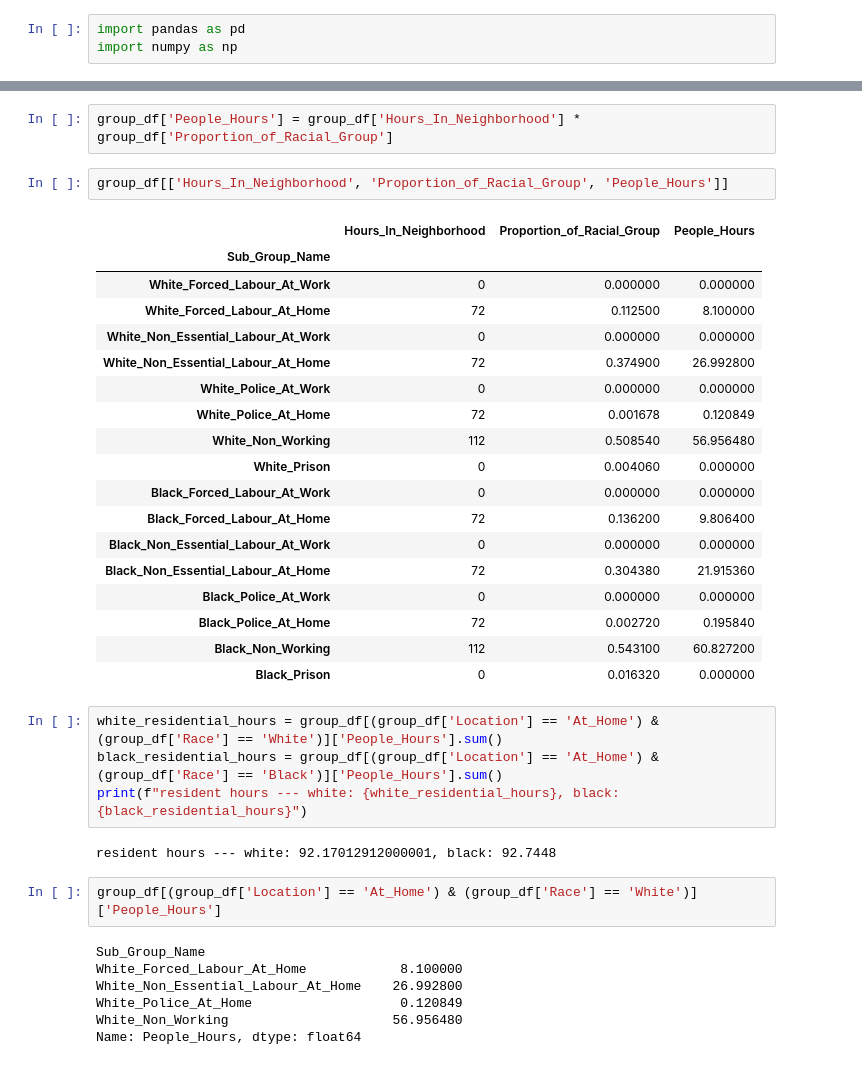
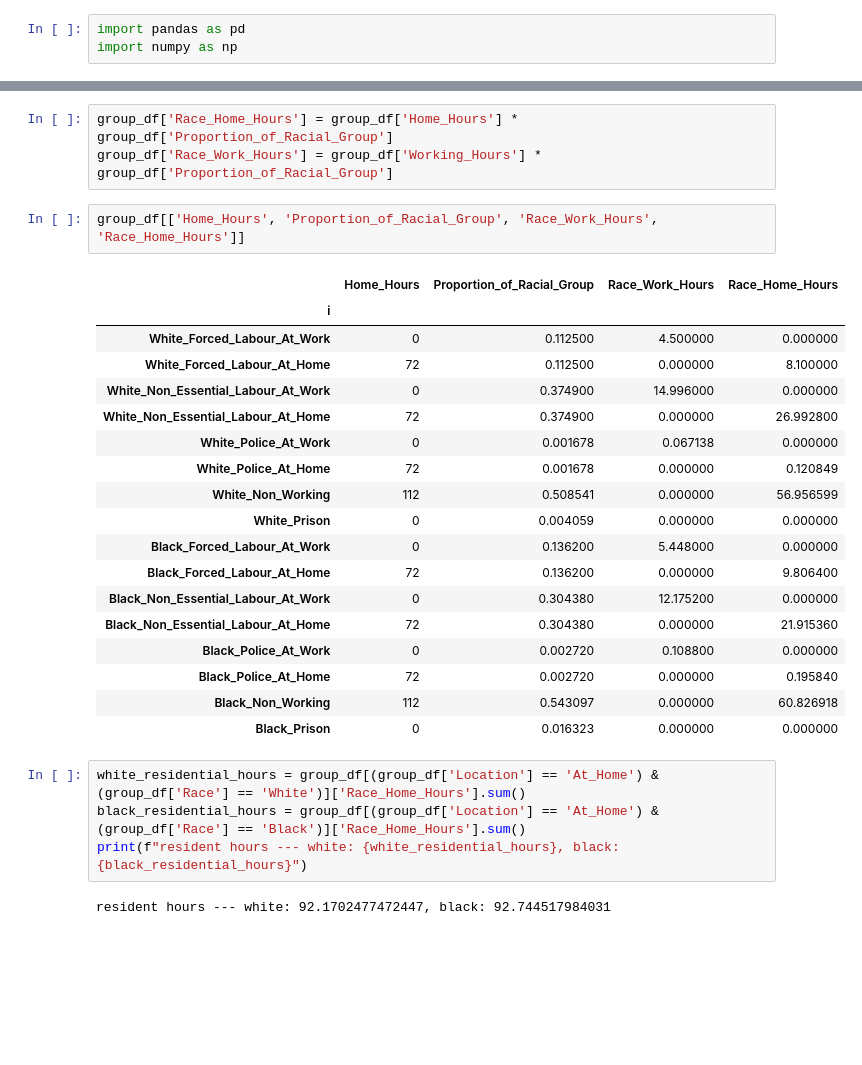
Before and after one commit to rachelwarren/CPE_Covid_Model, a Jupyter notebook: model/generate_matrix.ipynb, the cells around one changed output, grey strips where cells are left out. Drawn from its saved outputs; the diff is of its cells as text; blank space fills up the shorter version.

```diff
--- a/model/generate_matrix.ipynb
+++ b/model/generate_matrix.ipynb
@@ -157,38 +173,30 @@ group_df[['Hours_In_Neighborhood']]
-# %%
-group_df['People_Hours'] = group_df['Hours_In_Neighborhood'] * group_df['Proportion_of_Racial_Group']
-# %%
-group_df[['Hours_In_Neighborhood', 'Proportion_of_Racial_Group', 'People_Hours']]
-# %% [output]
-|  | Hours_In_Neighborhood | Proportion_of_Racial_Group | People_Hours |
-| Sub_Group_Name |  |  |  |
-| White_Forced_Labour_At_Work | 0 | 0.000000 | 0.000000 |
-| White_Forced_Labour_At_Home | 72 | 0.112500 | 8.100000 |
-| White_Non_Essential_Labour_At_Work | 0 | 0.000000 | 0.000000 |
-| White_Non_Essential_Labour_At_Home | 72 | 0.374900 | 26.992800 |
-| White_Police_At_Work | 0 | 0.000000 | 0.000000 |
-| White_Police_At_Home | 72 | 0.001678 | 0.120849 |
-| White_Non_Working | 112 | 0.508540 | 56.956480 |
-| White_Prison | 0 | 0.004060 | 0.000000 |
-| Black_Forced_Labour_At_Work | 0 | 0.000000 | 0.000000 |
-| Black_Forced_Labour_At_Home | 72 | 0.136200 | 9.806400 |
-| Black_Non_Essential_Labour_At_Work | 0 | 0.000000 | 0.000000 |
-| Black_Non_Essential_Labour_At_Home | 72 | 0.304380 | 21.915360 |
-| Black_Police_At_Work | 0 | 0.000000 | 0.000000 |
-| Black_Police_At_Home | 72 | 0.002720 | 0.195840 |
-| Black_Non_Working | 112 | 0.543100 | 60.827200 |
-| Black_Prison | 0 | 0.016320 | 0.000000 |
+# %%
+group_df['Race_Home_Hours'] = group_df['Home_Hours'] * group_df['Proportion_of_Racial_Group']
+group_df['Race_Work_Hours'] = group_df['Working_Hours'] * group_df['Proportion_of_Racial_Group']
+# %%
+group_df[['Home_Hours', 'Proportion_of_Racial_Group', 'Race_Work_Hours', 'Race_Home_Hours']]
+# %% [output]
+|  | Home_Hours | Proportion_of_Racial_Group | Race_Work_Hours | Race_Home_Hours |
+| i |  |  |  |  |
+| White_Forced_Labour_At_Work | 0 | 0.112500 | 4.500000 | 0.000000 |
+| White_Forced_Labour_At_Home | 72 | 0.112500 | 0.000000 | 8.100000 |
+| White_Non_Essential_Labour_At_Work | 0 | 0.374900 | 14.996000 | 0.000000 |
+| White_Non_Essential_Labour_At_Home | 72 | 0.374900 | 0.000000 | 26.992800 |
+| White_Police_At_Work | 0 | 0.001678 | 0.067138 | 0.000000 |
+| White_Police_At_Home | 72 | 0.001678 | 0.000000 | 0.120849 |
+| White_Non_Working | 112 | 0.508541 | 0.000000 | 56.956599 |
+| White_Prison | 0 | 0.004059 | 0.000000 | 0.000000 |
+| Black_Forced_Labour_At_Work | 0 | 0.136200 | 5.448000 | 0.000000 |
+| Black_Forced_Labour_At_Home | 72 | 0.136200 | 0.000000 | 9.806400 |
+| Black_Non_Essential_Labour_At_Work | 0 | 0.304380 | 12.175200 | 0.000000 |
+| Black_Non_Essential_Labour_At_Home | 72 | 0.304380 | 0.000000 | 21.915360 |
+| Black_Police_At_Work | 0 | 0.002720 | 0.108800 | 0.000000 |
+| Black_Police_At_Home | 72 | 0.002720 | 0.000000 | 0.195840 |
+| Black_Non_Working | 112 | 0.543097 | 0.000000 | 60.826918 |
+| Black_Prison | 0 | 0.016323 | 0.000000 | 0.000000 |
 # %%
-white_residential_hours = group_df[(group_df['Location'] == 'At_Home') & (group_df['Race'] == 'White')]['People_Hours'].sum()
-black_residential_hours = group_df[(group_df['Location'] == 'At_Home') & (group_df['Race'] == 'Black')]['People_Hours'].sum()
+white_residential_hours = group_df[(group_df['Location'] == 'At_Home') & (group_df['Race'] == 'White')]['Race_Home_Hours'].sum()
+black_residential_hours = group_df[(group_df['Location'] == 'At_Home') & (group_df['Race'] == 'Black')]['Race_Home_Hours'].sum()
 print(f"resident hours --- white: {white_residential_hours}, black: {black_residential_hours}")
 # %% [output]
-resident hours --- white: 92.17012912000001, black: 92.7448
+resident hours --- white: 92.1702477472447, black: 92.744517984031
-# %%
-group_df[(group_df['Location'] == 'At_Home') & (group_df['Race'] == 'White')]['People_Hours']
-# %% [output]
-Sub_Group_Name
-White_Forced_Labour_At_Home            8.100000
-White_Non_Essential_Labour_At_Home    26.992800
-White_Police_At_Home                   0.120849
-White_Non_Working                     56.956480
-Name: People_Hours, dtype: float64
```
Also changed, not shown: parts of 15 cells of this notebook.
